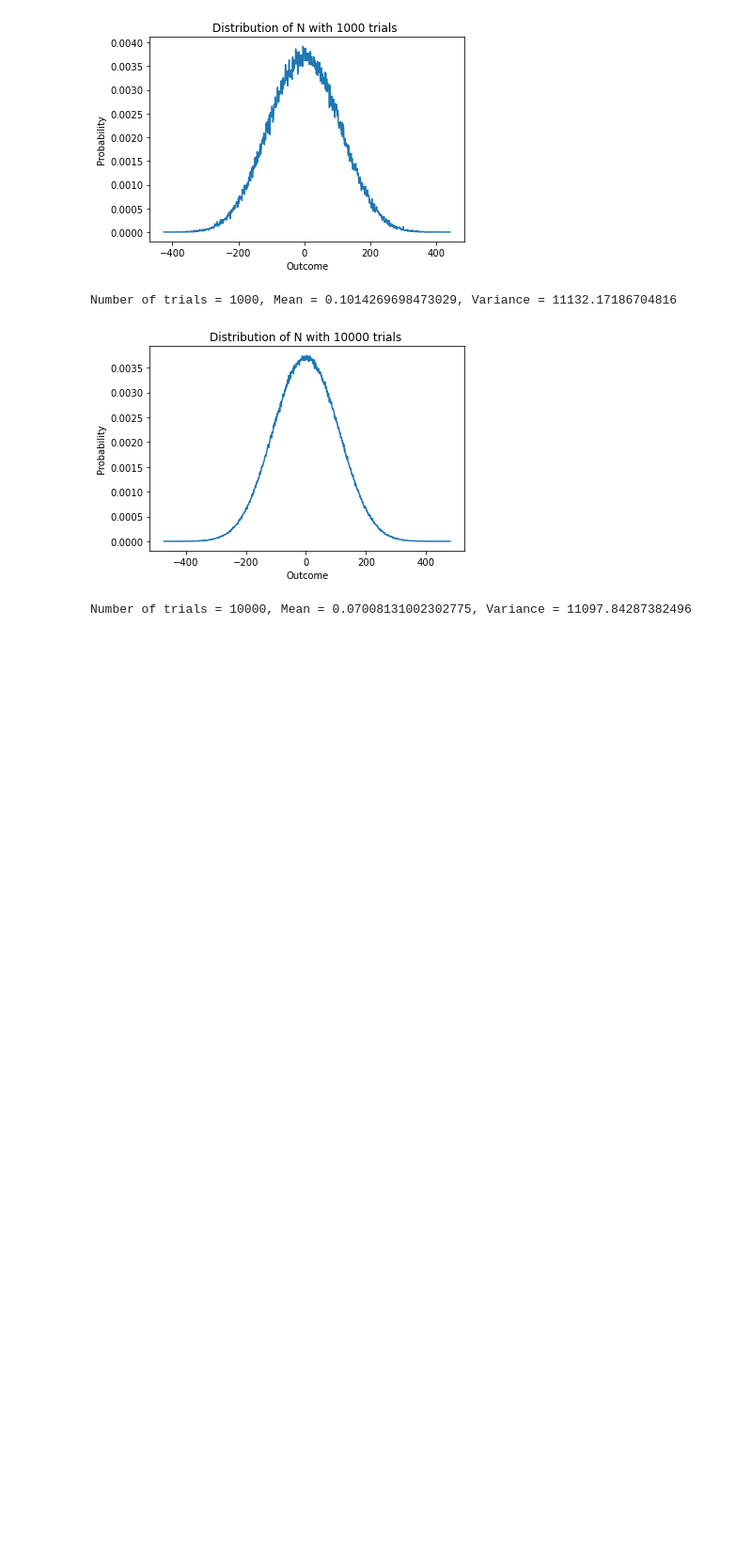
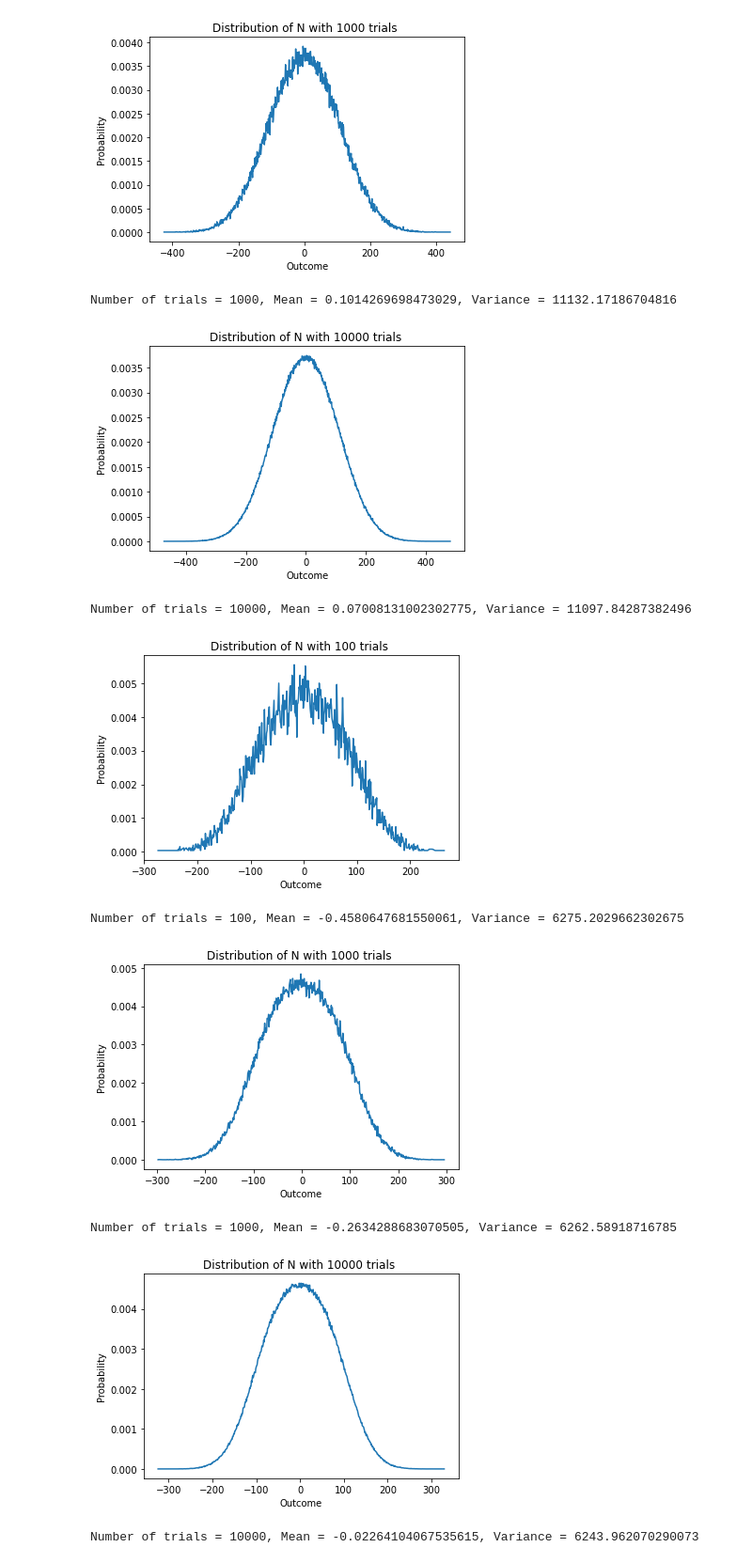
Before and after one commit to Jason-Papa/KyberPC, a Jupyter notebook: distributions.ipynb, the cells around one changed output. Shown: that part at 94% size. Drawn from its saved outputs; the diff is of its cells as text; code cells hidden in the pictures; blank space fills up the shorter version.

```diff
--- a/distributions.ipynb
+++ b/distributions.ipynb
@@ -16,7 +16,7 @@ dv = 4
 k = 3
 R, x = PolynomialRing(ZZ, "x").objgen()
 f = R([1]+[0]*(n-1)+[1])
-iterations_list =  [100, 1000, 10000]
+iterations_list =  [10, 100, 1000, 10000]
 
 
 def compress(coeff, d):
@@ -72,6 +72,12 @@ def distribution(variant, extra_error_terms = False, k=3):
         eta2 = 2
         du = 11
         dv = 5
+    elif variant == "test":
+        k=3
+        eta1 = 4
+        eta2 = 4
+        du = 10
+        dv =4
 
 
     for iterations in iterations_list:
@@ -197,3 +203,12 @@ Number of trials = 100, Mean = -0.6514453125, Variance = 11153.829720567323
 Number of trials = 1000, Mean = 0.1014269698473029, Variance = 11132.17186704816
 [figure]
 Number of trials = 10000, Mean = 0.07008131002302775, Variance = 11097.84287382496
+# %%
+distribution("Kyber512", True)
+# %% [output]
+[figure, added]
+Number of trials = 100, Mean = -0.4580647681550061, Variance = 6275.2029662302675
+[figure, added]
+Number of trials = 1000, Mean = -0.2634288683070505, Variance = 6262.58918716785
+[figure, added]
+Number of trials = 10000, Mean = -0.02264104067535615, Variance = 6243.962070290073
```
Also changed, not shown: parts of 3 cells of this notebook, 5 other files.
